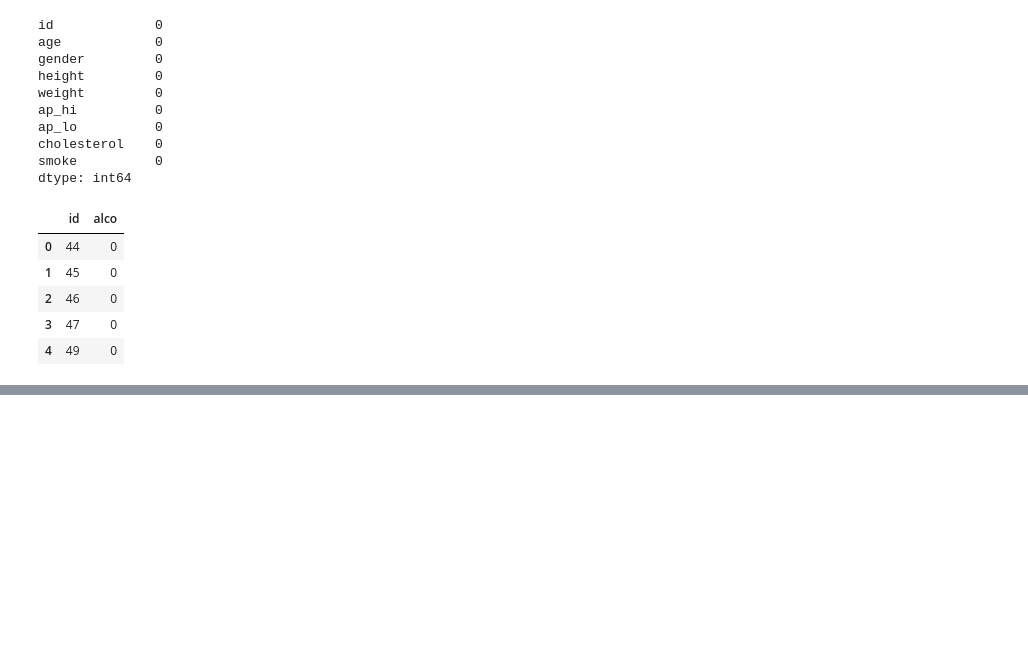
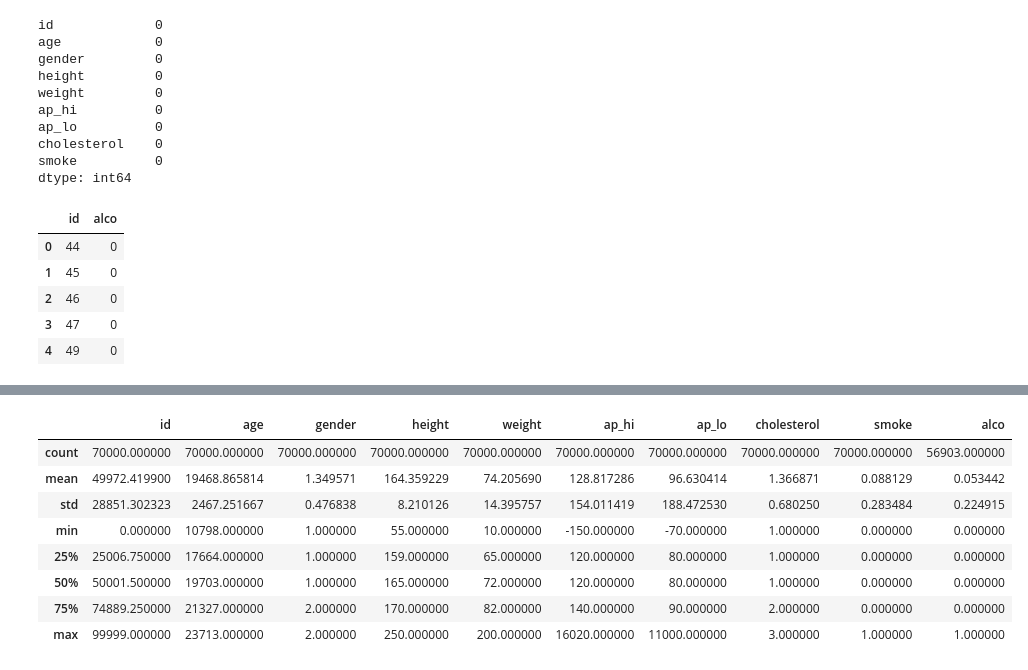
Before and after one commit to EnochAy/Turing-Data-Analytics_Science_Test, a Jupyter notebook: turing.ipynb, the cells around one changed output, grey strips where cells are left out. Drawn from its saved outputs; the diff is of its cells as text; code cells hidden in the pictures; blank space fills up the shorter version.

```diff
--- a/turing.ipynb
+++ b/turing.ipynb
@@ -143,0 +148,3 @@ df2.head()
+# %%
+#join df1 and df2 on id
+df_full = pd.merge(df1, df2, how='outer', on='id')
@@ -143,0 +207,12 @@ df2.head()
+# %%
+df_full.describe()
+# %% [output]
+|  | id | age | gender | height | weight | ap_hi | ap_lo | cholesterol | smoke | alco |
+| count | 70000.000000 | 70000.000000 | 70000.000000 | 70000.000000 | 70000.000000 | 70000.000000 | 70000.000000 | 70000.000000 | 70000.000000 | 56903.000000 |
+| mean | 49972.419900 | 19468.865814 | 1.349571 | 164.359229 | 74.205690 | 128.817286 | 96.630414 | 1.366871 | 0.088129 | 0.053442 |
+| std | 28851.302323 | 2467.251667 | 0.476838 | 8.210126 | 14.395757 | 154.011419 | 188.472530 | 0.680250 | 0.283484 | 0.224915 |
+| min | 0.000000 | 10798.000000 | 1.000000 | 55.000000 | 10.000000 | -150.000000 | -70.000000 | 1.000000 | 0.000000 | 0.000000 |
+| 25% | 25006.750000 | 17664.000000 | 1.000000 | 159.000000 | 65.000000 | 120.000000 | 80.000000 | 1.000000 | 0.000000 | 0.000000 |
+| 50% | 50001.500000 | 19703.000000 | 1.000000 | 165.000000 | 72.000000 | 120.000000 | 80.000000 | 1.000000 | 0.000000 | 0.000000 |
+| 75% | 74889.250000 | 21327.000000 | 2.000000 | 170.000000 | 82.000000 | 140.000000 | 90.000000 | 2.000000 | 0.000000 | 0.000000 |
+| max | 99999.000000 | 23713.000000 | 2.000000 | 250.000000 | 200.000000 | 16020.000000 | 11000.000000 | 3.000000 | 1.000000 | 1.000000 |
```
Also changed, not shown: parts of 6 cells of this notebook.
